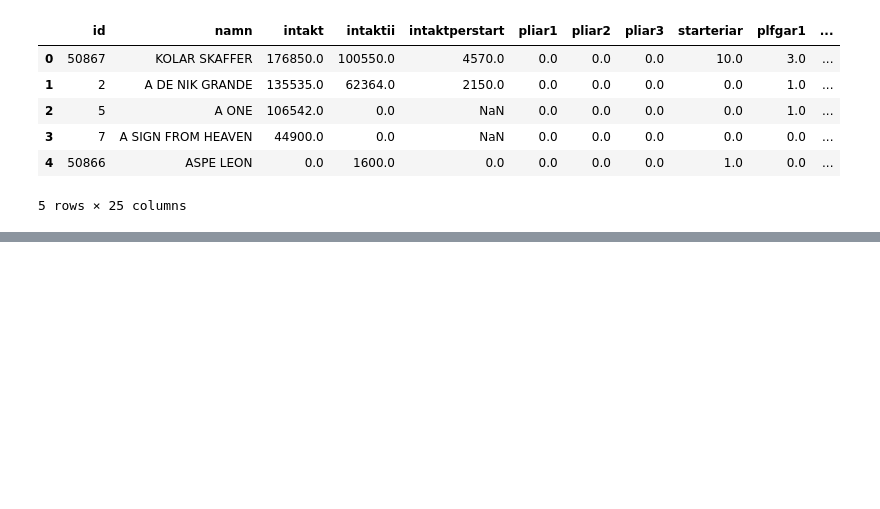
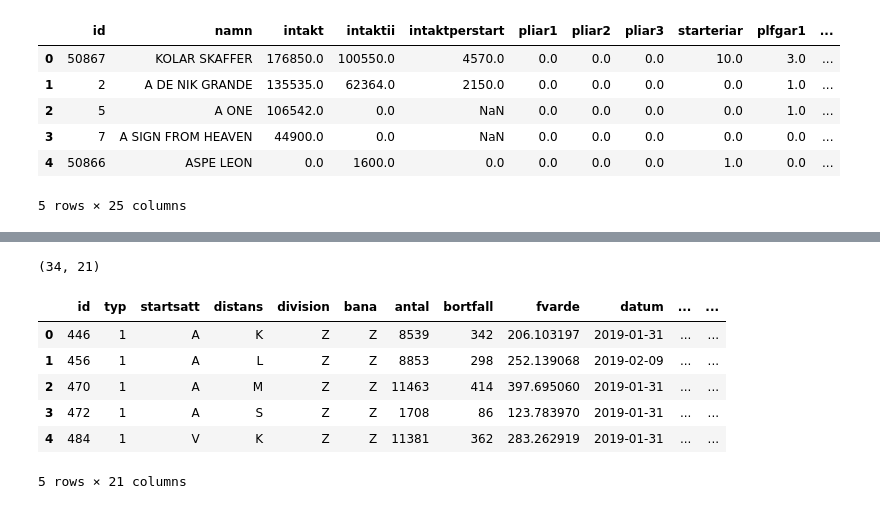
Before and after one commit to Engin89/horseracing, a Jupyter notebook: notebooks/InitialDataLoad.ipynb, the cells around one changed output, grey strips where cells are left out. Saved outputs shown, nothing was run; the diff lists cells and outputs as text; code cells hidden in the pictures; blank space fills up the shorter version.

```diff
--- a/notebooks/InitialDataLoad.ipynb
+++ b/notebooks/InitialDataLoad.ipynb
@@ -389,0 +306,17 @@ winp2.head()
+# %%
+mlr = read_table('data/travdata/mlr.txt', ['id', 'typ', 'startsatt', 'distans', 'division', 'bana',
+                                                              'antal', 'bortfall', 'fvarde', 'datum', 'berakfromdatum',
+                                                              'bortdivision', 'bortutdelning', 'ekvgrp', 'antlopp',
+                                                              'snittodds', 'beraktomdatum', 'dagensdatum', 'berakar',
+                                                              'antplats', 'platsodds'])
+print(mlr.shape)
+mlr.head()
+# %% [output]
+(34, 21)
+|  | id | typ | startsatt | distans | division | bana | antal | bortfall | fvarde | datum | ... | ... |
+| 0 | 446 | 1 | A | K | Z | Z | 8539 | 342 | 206.103197 | 2019-01-31 | ... | ... |
+| 1 | 456 | 1 | A | L | Z | Z | 8853 | 298 | 252.139068 | 2019-02-09 | ... | ... |
+| 2 | 470 | 1 | A | M | Z | Z | 11463 | 414 | 397.695060 | 2019-01-31 | ... | ... |
+| 3 | 472 | 1 | A | S | Z | Z | 1708 | 86 | 123.783970 | 2019-01-31 | ... | ... |
+| 4 | 484 | 1 | V | K | Z | Z | 11381 | 362 | 283.262919 | 2019-01-31 | ... | ... |
+5 rows × 21 columns
```
Also changed, not shown: parts of 98 cells of this notebook, 1 other file.
